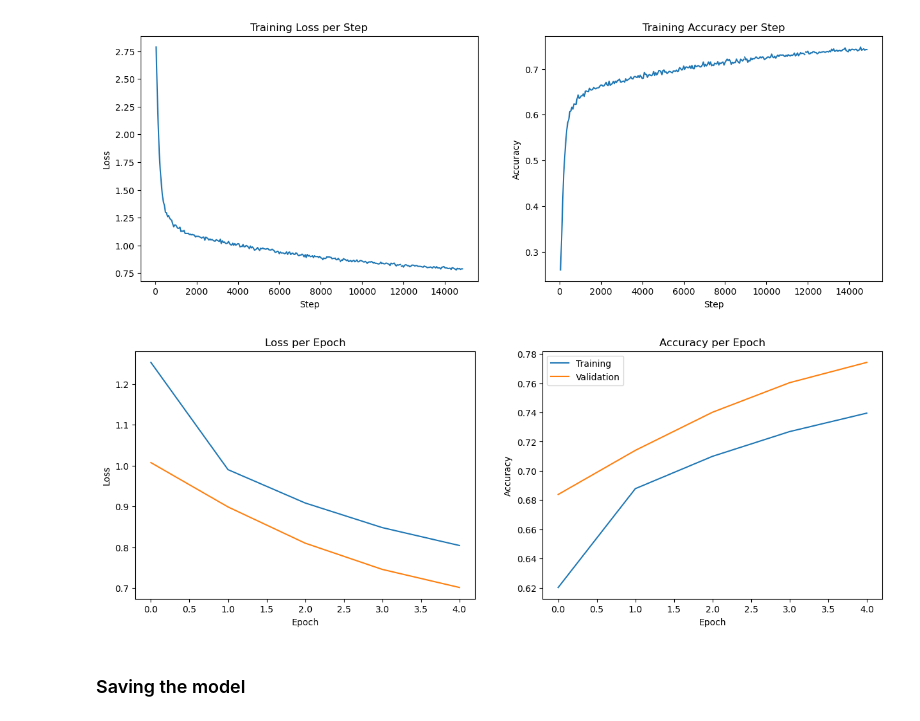
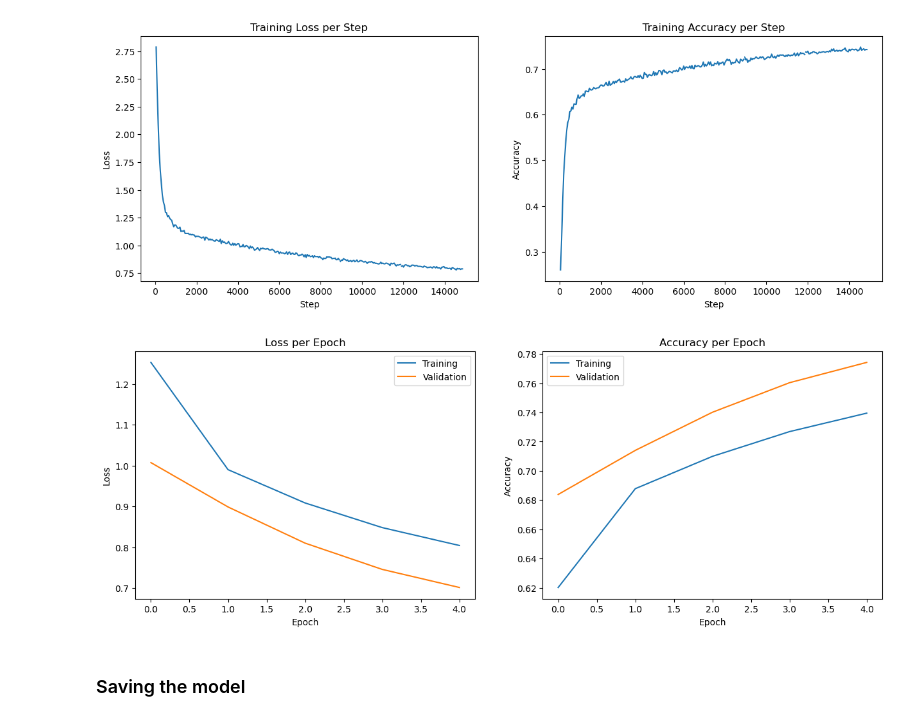
Before and after one commit to dennisjooo/Character-Generation-on-Wizardry-Books, a Jupyter notebook: notebook.ipynb, the cells around one changed output. Cells and saved outputs as stored; diff of their text form; code cells hidden in the pictures.

Commit message:
Added legend to the left plot on `epoch_log.png`

```diff
--- a/notebook.ipynb
+++ b/notebook.ipynb
@@ -518,29 +518,30 @@ plt.show()
 # %%
 # Groupping the metrics based on epoch
 logs_epoch = logs.groupby('epoch').mean()
 
 # Setting up two figures
 fig, (ax1, ax2) = plt.subplots(1, 2, figsize=(15, 5))
 
 # Plotting the Epoch losses for the training data
 ax1.plot(logs_epoch['train_loss_epoch'], label='Training')
 ax1.plot(logs_epoch['val_loss'], label='Validation')
 ax1.set_title('Loss per Epoch')
 ax1.set_xlabel('Epoch')
 ax1.set_ylabel('Loss')
+ax1.legend()
 
 # Plotting the Epoch accuracies for the training data
 ax2.plot(logs_epoch['train_acc_epoch'], label='Training')
 ax2.plot(logs_epoch['val_acc'], label='Validation')
 ax2.set_title('Accuracy per Epoch')
 ax2.set_xlabel('Epoch')
 ax2.set_ylabel('Accuracy')
+ax2.legend()
 
 # Displaying the plots
-plt.legend()
 plt.show()
 # %% [output]
-[figure, old version]
+[figure, new version]
 # %% [markdown]
 ### Saving the model
 # %%
```
Also changed, not shown: 1 other file.
